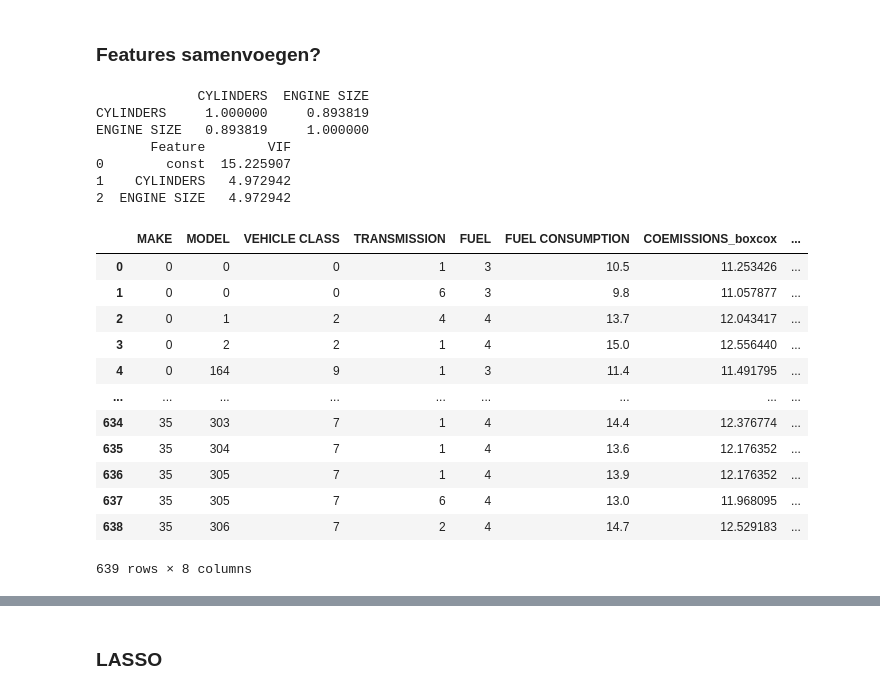
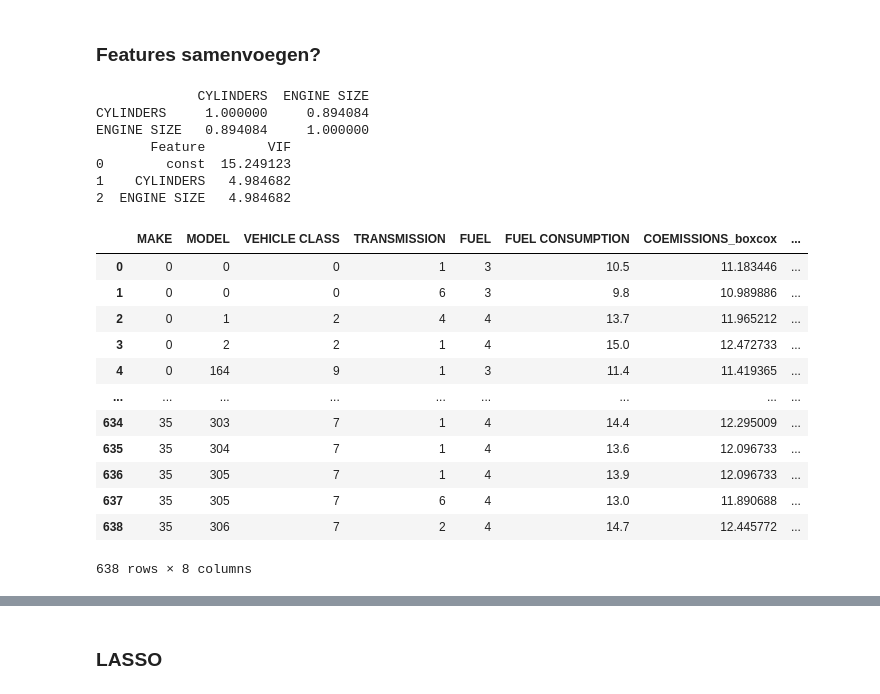
Before and after one commit to wheselmans/data_science_cases, a Jupyter notebook: cases/FuelConsumption/FuelConsumption_CO.ipynb, the cells around one changed output, grey strips where cells are left out. Cells and saved outputs as stored; diff of their text form; code cells hidden in the pictures.

```diff
--- a/cases/FuelConsumption/FuelConsumption_CO.ipynb
+++ b/cases/FuelConsumption/FuelConsumption_CO.ipynb
@@ -181,0 +235,35 @@ Gemiddelde R²-score: 95.31%
+# %%
+# Omzetten van alle categorische naar numerische waarden
+
+# Maak een LabelEncoder aan
+le = LabelEncoder()
+
+# Selecteer de categorische kolommen
+obj_cols = auto.select_dtypes('object').columns
+
+# Pas LabelEncoder toe op elke categorische kolom
+for col in obj_cols:
+    auto[col] = le.fit_transform(auto[col])
+from sklearn.model_selection import train_test_split
+from sklearn.linear_model import LinearRegression
+
+
+# Features selecteren
+X = auto.drop(['COEMISSIONS'],axis=1)
+y = auto['COEMISSIONS']
+
+# Data splitsen
+X_train, X_test, y_train, y_test = train_test_split(X, y, test_size=0.2, random_state=42)
+
+# Model trainen
+model = LinearRegression()
+model.fit(X_train, y_train)
+
+# Voorspellingen
+y_pred = model.predict(X_test)
+
+# model score
+score_num = round(model.score(X_test, y_test)*100,2)
+
+# Printen score
+print(f'Model score is nu {score_num}%' " vs 98,57% in de kaggle notebook door de dubbele lijn weg te halen." )
@@ -206,7 +296,7 @@ Skewness na Box-Cox transformatie: 0.005227637946758231
 # %%
-# Verwijderen van de 'COEMISSIONS' kolom
+# Verwijderen van de 'COEMISSIONS' kolom.
 
-auto_num.drop('COEMISSIONS', axis=1, inplace=True)
+auto.drop('COEMISSIONS', axis=1, inplace=True)
 # %%
 # nieuw histogram na box-cox transformatie
 #
@@ -365,53 +564,53 @@ Model score uit Cross-Validatie: 94.02%
 # %%
 
 from statsmodels.stats.outliers_influence import variance_inflation_factor
 import statsmodels.api as sm
 
 # Correlatie tussen aantal cylinders en motorinhoud
-correlation = auto_num[['CYLINDERS', 'ENGINE SIZE']].corr()
+correlation = auto[['CYLINDERS', 'ENGINE SIZE']].corr()
 
 print(correlation)
 
 
 # VIF berekenen
-X = auto_num[['CYLINDERS', 'ENGINE SIZE']]
+X = auto[['CYLINDERS', 'ENGINE SIZE']]
 X = sm.add_constant(X)  # Intercept toevoegen
 
 vif_data = pd.DataFrame()
 vif_data["Feature"] = X.columns
 vif_data["VIF"] = [variance_inflation_factor(X.values, i) for i in range(X.shape[1])]
 
 print(vif_data)
 
 
-auto_merge = auto_num.copy()
+auto_merge = auto.copy()
 auto_merge['PowerFactor'] = auto_merge['CYLINDERS'] * auto_merge['ENGINE SIZE']
 
 auto_merge.drop(columns=['CYLINDERS', 'ENGINE SIZE'], inplace=True)
 auto_merge
 
 # Variance Inflation Factor < 5 dus onwaarschijnlijk dat er een invloed is.
 # %% [output]
              CYLINDERS  ENGINE SIZE
-CYLINDERS     1.000000     0.893819
-ENGINE SIZE   0.893819     1.000000
+CYLINDERS     1.000000     0.894084
+ENGINE SIZE   0.894084     1.000000
        Feature        VIF
-0        const  15.225907
-1    CYLINDERS   4.972942
-2  ENGINE SIZE   4.972942
+0        const  15.249123
+1    CYLINDERS   4.984682
+2  ENGINE SIZE   4.984682
 |  | MAKE | MODEL | VEHICLE CLASS | TRANSMISSION | FUEL | FUEL CONSUMPTION | COEMISSIONS_boxcox | ... |
-| 0 | 0 | 0 | 0 | 1 | 3 | 10.5 | 11.253426 | ... |
-| 1 | 0 | 0 | 0 | 6 | 3 | 9.8 | 11.057877 | ... |
-| 2 | 0 | 1 | 2 | 4 | 4 | 13.7 | 12.043417 | ... |
-| 3 | 0 | 2 | 2 | 1 | 4 | 15.0 | 12.556440 | ... |
-| 4 | 0 | 164 | 9 | 1 | 3 | 11.4 | 11.491795 | ... |
+| 0 | 0 | 0 | 0 | 1 | 3 | 10.5 | 11.183446 | ... |
+| 1 | 0 | 0 | 0 | 6 | 3 | 9.8 | 10.989886 | ... |
+| 2 | 0 | 1 | 2 | 4 | 4 | 13.7 | 11.965212 | ... |
+| 3 | 0 | 2 | 2 | 1 | 4 | 15.0 | 12.472733 | ... |
+| 4 | 0 | 164 | 9 | 1 | 3 | 11.4 | 11.419365 | ... |
 | ... | ... | ... | ... | ... | ... | ... | ... | ... |
-| 634 | 35 | 303 | 7 | 1 | 4 | 14.4 | 12.376774 | ... |
-| 635 | 35 | 304 | 7 | 1 | 4 | 13.6 | 12.176352 | ... |
-| 636 | 35 | 305 | 7 | 1 | 4 | 13.9 | 12.176352 | ... |
-| 637 | 35 | 305 | 7 | 6 | 4 | 13.0 | 11.968095 | ... |
-| 638 | 35 | 306 | 7 | 2 | 4 | 14.7 | 12.529183 | ... |
+| 634 | 35 | 303 | 7 | 1 | 4 | 14.4 | 12.295009 | ... |
+| 635 | 35 | 304 | 7 | 1 | 4 | 13.6 | 12.096733 | ... |
+| 636 | 35 | 305 | 7 | 1 | 4 | 13.9 | 12.096733 | ... |
+| 637 | 35 | 305 | 7 | 6 | 4 | 13.0 | 11.890688 | ... |
+| 638 | 35 | 306 | 7 | 2 | 4 | 14.7 | 12.445772 | ... |
-639 rows × 8 columns
+638 rows × 8 columns
 # %%
 
 
```
Also changed, not shown: parts of 35 cells of this notebook, 6 other files.
